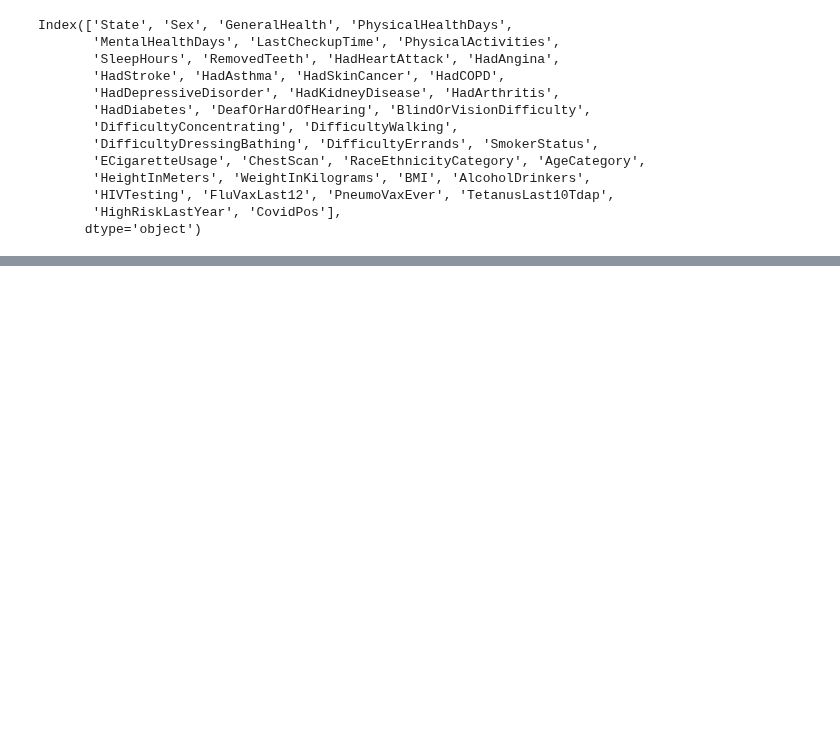
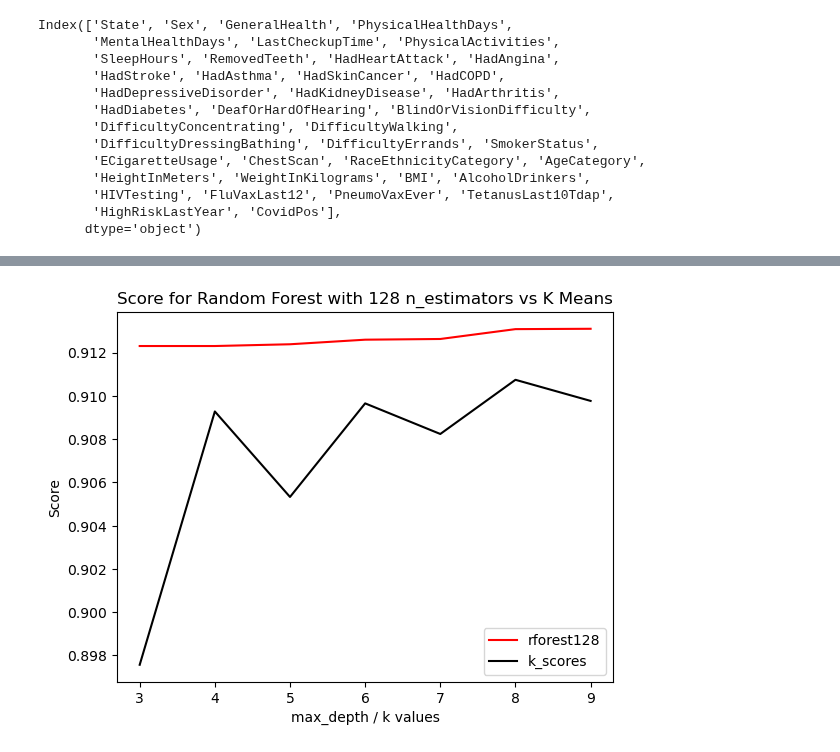
Before and after one commit to wetek-io/Project_2, a Jupyter notebook: encoders.ipynb, the cells around one changed output, grey strips where cells are left out. Cells and saved outputs as stored; diff of their text form; code cells hidden in the pictures; blank space fills up the shorter version.

```diff
--- a/encoders.ipynb
+++ b/encoders.ipynb
@@ -385,0 +406,9 @@ Name: HeartFailureLikelihood, dtype: float64
+# %%
+k_scores = [0.8975709686859819, 0.9092771436932983, 0.9053263096283289, 0.9096510909504764, 0.908236594803759, 0.9107404155692128, 0.9097649009852697]
+
+# k_scores = []
+# for k in range(3, 10):
+#     model = KNeighborsClassifier(n_neighbors=k)
+#     model.fit(X_train_transformed,y_train)
+#     k_scores.append(model.score(X_test_transformed, y_test))
+# print(max(k_scores))
@@ -385,0 +431,15 @@ Name: HeartFailureLikelihood, dtype: float64
+# %%
+# Plot the data
+plt.plot(range(3,10), rforest128, label='rforest128', color = "Red")  # Line for 128 estimators
+plt.plot(range(3,10), k_scores, label='k_scores', color = "Black")  # Line for K Scores
+
+# Add labels, legend, and grid
+plt.xlabel('max_depth / k values')
+plt.ylabel('Score')
+plt.title('Score for Random Forest with 128 n_estimators vs K Means')
+plt.legend()  # Add a legend to distinguish the lines
+
+# Show the plot
+plt.show()
+# %% [output]
+[figure, added]
```
Also changed, not shown: parts of 17 cells of this notebook, 1 other file.
